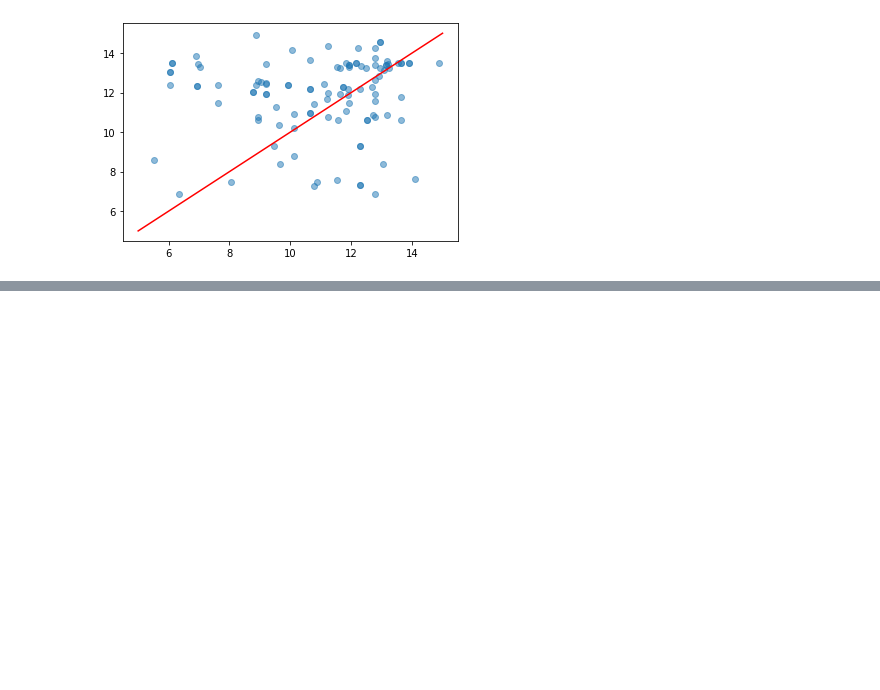
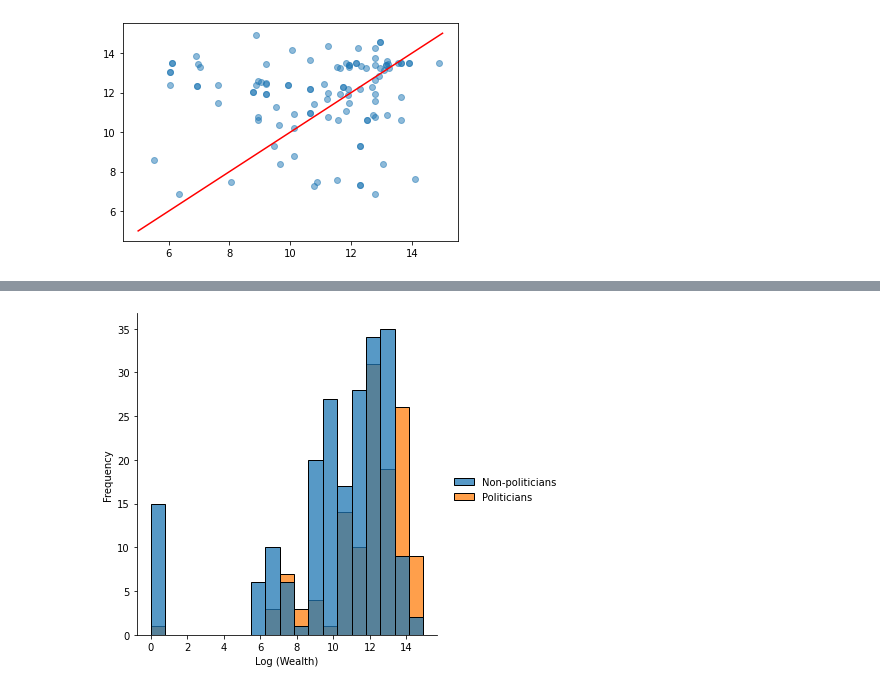
Before and after one commit to basm92/Polrents, a Jupyter notebook: Code/matched_sample_analysis.ipynb, the cells around one changed output, grey strips where cells are left out. Cells and saved outputs as stored; diff of their text form; code cells hidden in the pictures; blank space fills up the shorter version.

```diff
--- a/Code/matched_sample_analysis.ipynb
+++ b/Code/matched_sample_analysis.ipynb
@@ -40,0 +58,6 @@ plt.show()
+# %%
+plt2 = sns.displot(data, kind='hist').set_axis_labels(
+            "Log (Wealth)",
+            "Frequency")
+# %% [output]
+[figure, added]
```
Also changed, not shown: parts of 5 cells of this notebook, 1 other file.
